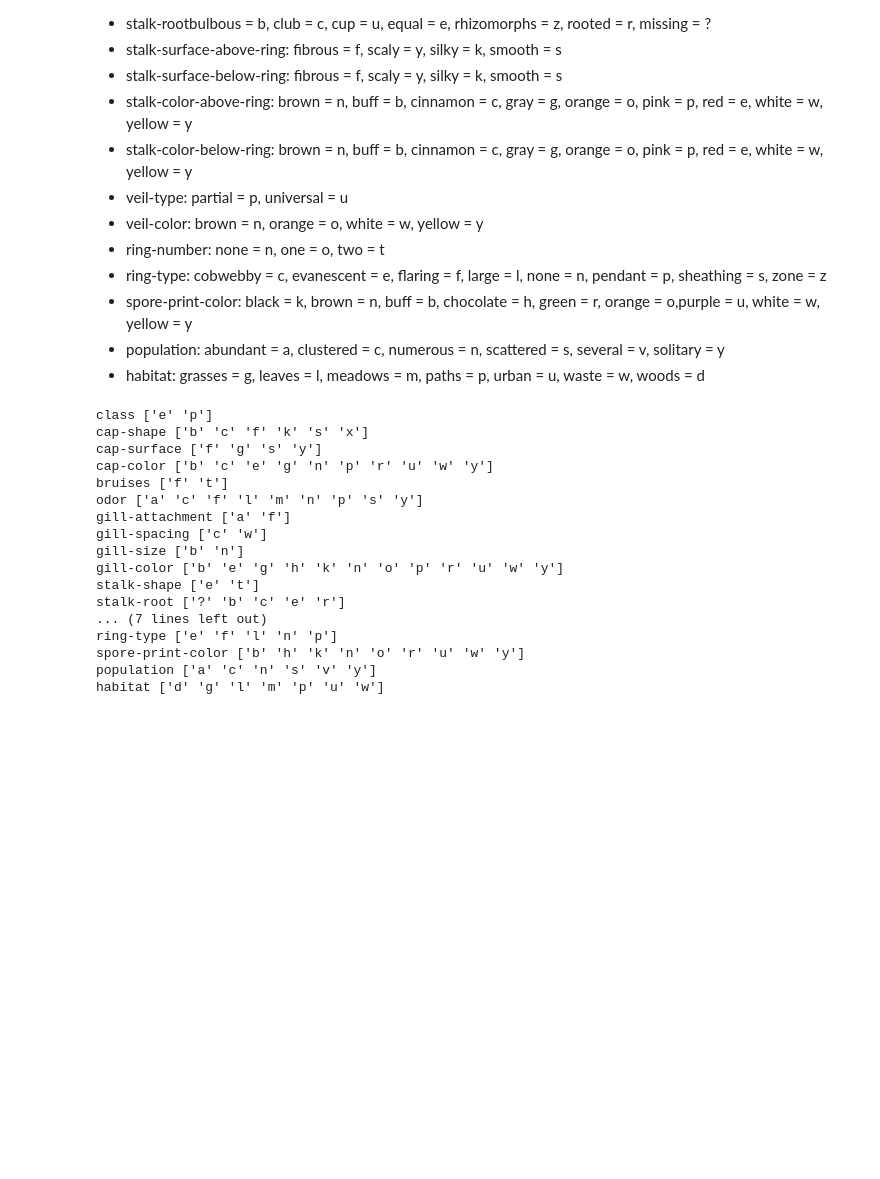
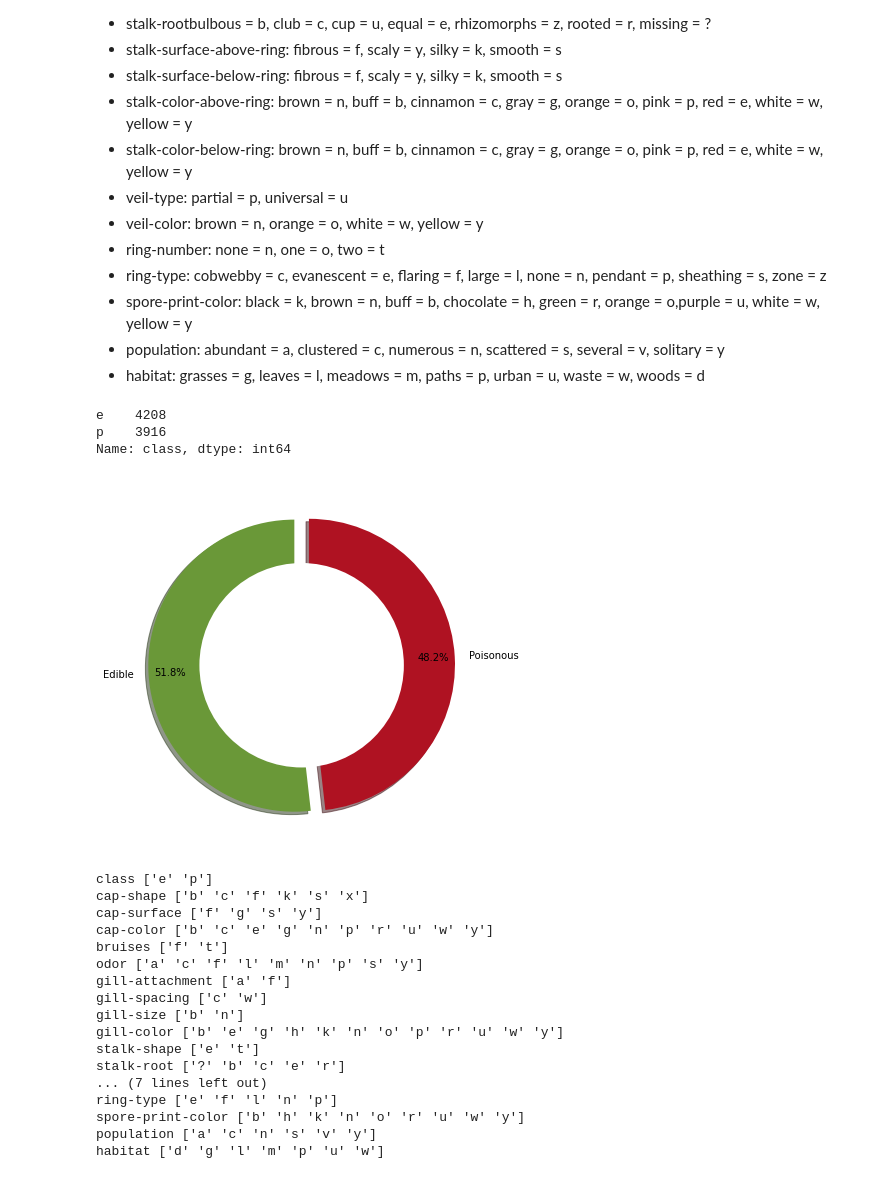
Before and after one commit to GalKoaz/Final-assignment, a Jupyter notebook: Classification.ipynb, the cells around one changed output. Drawn from its saved outputs; the diff is of its cells as text; code cells hidden in the pictures; blank space fills up the shorter version.

```diff
--- a/Classification.ipynb
+++ b/Classification.ipynb
@@ -97,4 +97,26 @@ Attribute Information: (classes: edible = e, poisonous = p)
 * spore-print-color: black = k, brown = n, buff = b, chocolate = h, green = r, orange = o,purple = u, white = w, yellow = y
 * population: abundant = a, clustered = c, numerous = n, scattered = s, several = v, solitary = y
 * habitat: grasses = g, leaves = l, meadows = m, paths = p, urban = u, waste = w, woods = d
+# %%
+#how many Edible, Poisonous we have in the data set.
+df['class'].value_counts()
+# %% [output]
+e    4208
+p    3916
+Name: class, dtype: int64
+# %%
+# Pie chart, where the slices will be ordered and plotted counter-clockwise:
+plt.figure(figsize = (6,6))
+#explsion
+plt.pie(df['class'].value_counts(), colors = ['#6A9838','#af1222'], labels = ['Edible', 'Poisonous'], autopct='%1.1f%%', startangle=90, pctdistance=0.85, explode = (0.05,0.05), shadow = True)
+#draw circle
+centre_circle = plt.Circle((0,0),0.70,fc='white')
+fig = plt.gcf()
+fig.gca().add_artist(centre_circle)
+# Equal aspect ratio ensures that pie is drawn as a circle
+ax1.axis('equal')
+plt.tight_layout()
+plt.show()
+# %% [output]
+[figure, added]
 # %%
```
Also changed, not shown: parts of 8 cells of this notebook.
